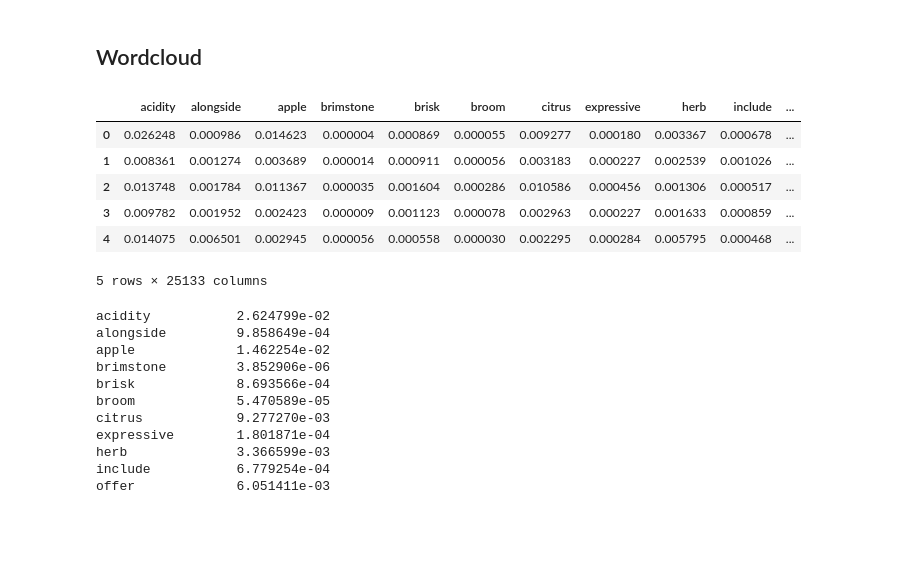
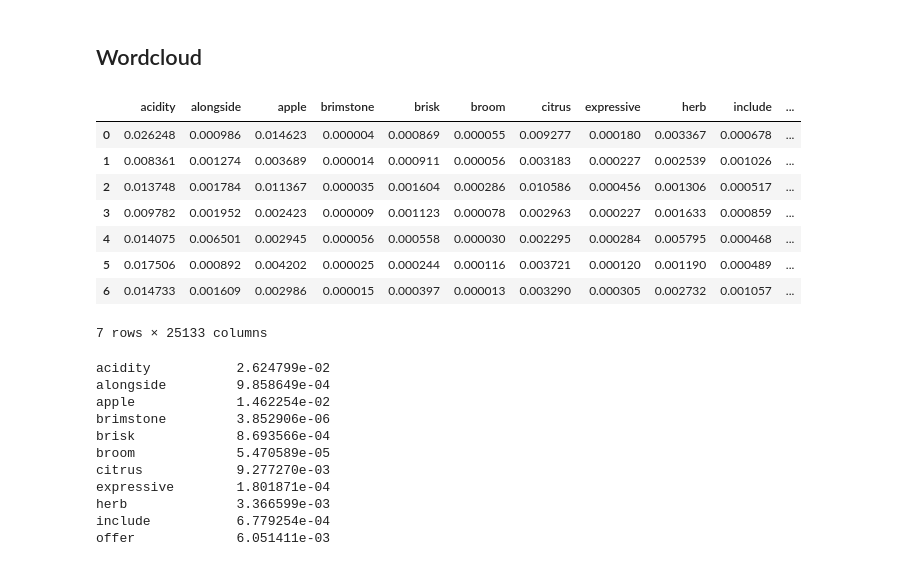
Before and after one commit to vanessapolliard/which-wine, a Jupyter notebook: notebooks/data_exploration.ipynb, the cells around one changed output. Drawn from its saved outputs; the diff is of its cells as text; code cells hidden in the pictures; blank space fills up the shorter version.

```diff
--- a/notebooks/data_exploration.ipynb
+++ b/notebooks/data_exploration.ipynb
@@ -863,15 +865,17 @@ ax.set_title("Word Count by Rating",fontsize=20,pad=10);
 # %%
-cloud_df = pd.read_csv('../src/cloud_df')
+cloud_df = pd.read_csv('../data/ignore/cloud_df')
 # %%
-cloud_df.head()
+cloud_df
 # %% [output]
 |  | acidity | alongside | apple | brimstone | brisk | broom | citrus | expressive | herb | include | ... |
 | 0 | 0.026248 | 0.000986 | 0.014623 | 0.000004 | 0.000869 | 0.000055 | 0.009277 | 0.000180 | 0.003367 | 0.000678 | ... |
 | 1 | 0.008361 | 0.001274 | 0.003689 | 0.000014 | 0.000911 | 0.000056 | 0.003183 | 0.000227 | 0.002539 | 0.001026 | ... |
 | 2 | 0.013748 | 0.001784 | 0.011367 | 0.000035 | 0.001604 | 0.000286 | 0.010586 | 0.000456 | 0.001306 | 0.000517 | ... |
 | 3 | 0.009782 | 0.001952 | 0.002423 | 0.000009 | 0.001123 | 0.000078 | 0.002963 | 0.000227 | 0.001633 | 0.000859 | ... |
 | 4 | 0.014075 | 0.006501 | 0.002945 | 0.000056 | 0.000558 | 0.000030 | 0.002295 | 0.000284 | 0.005795 | 0.000468 | ... |
+| 5 | 0.017506 | 0.000892 | 0.004202 | 0.000025 | 0.000244 | 0.000116 | 0.003721 | 0.000120 | 0.001190 | 0.000489 | ... |
+| 6 | 0.014733 | 0.001609 | 0.002986 | 0.000015 | 0.000397 | 0.000013 | 0.003290 | 0.000305 | 0.002732 | 0.001057 | ... |
-5 rows × 25133 columns
+7 rows × 25133 columns
 # %%
 cloud_df.drop(labels='Unnamed: 0',axis=1,inplace=True)
 # %%
```
Also changed, not shown: parts of 15 cells of this notebook, 7 other files.
